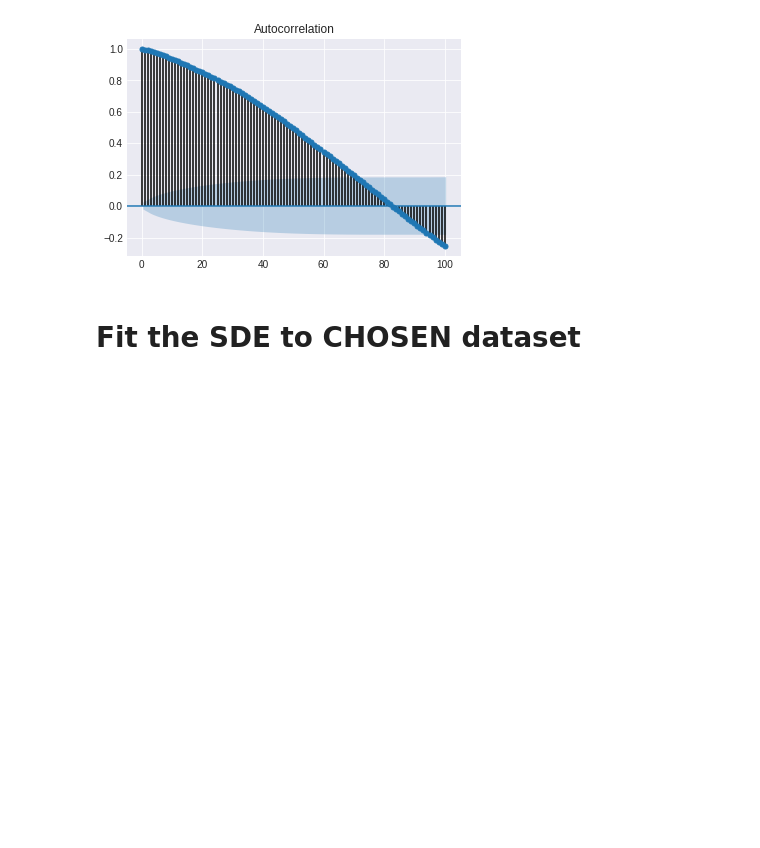
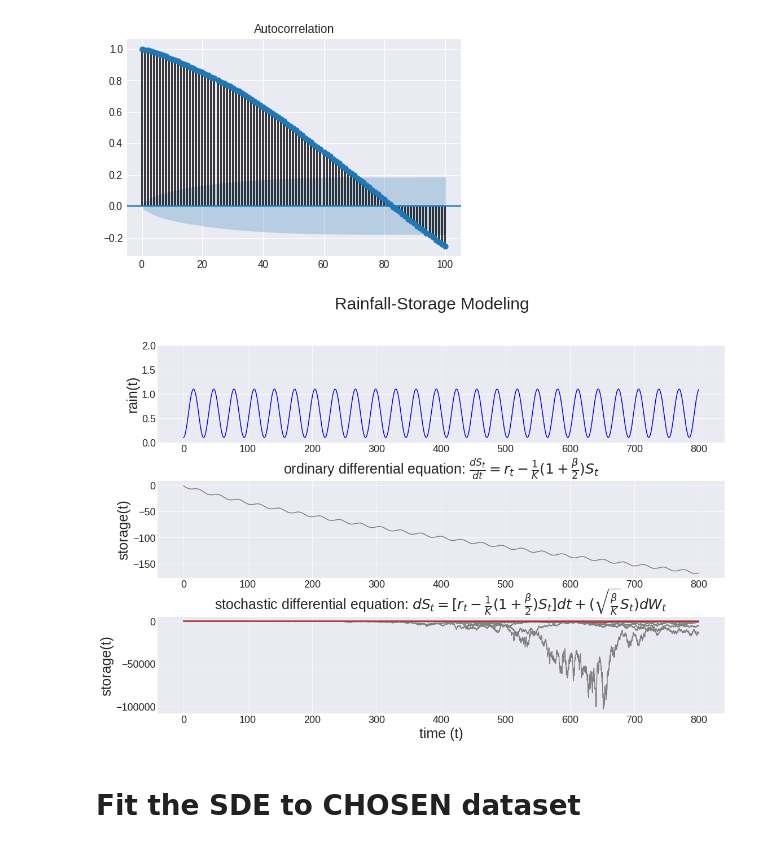
Before and after one commit to waniomar/sde, a Jupyter notebook: ODE.ipynb, the cells around one changed output. Drawn from its saved outputs; the diff is of its cells as text; code cells hidden in the pictures; blank space fills up the shorter version.

Commit message:
add Kirchner's storage discarge function

```diff
--- a/ODE.ipynb
+++ b/ODE.ipynb
@@ -132,3 +157,54 @@ sm.api.graphics.tsa.plot_acf(x[:,1], lags=100)
+# %%
+np.random.seed(1)
+t = np.linspace(0,800,8000)
+rain = (np.sin(t*0.1))**2+0.1
+
+beta = 0.1  #
+K = 5.0  #
+b= 2.1
+
+dt = 0.1  # Time step.
+T = 800.  # Total time.
+n = int(T / dt)  # Number of time steps.
+t = np.linspace(0., T, n)  # Vector of times.
+
+x = np.zeros([n,100])
+
+for j in range(99):
+    for i in range(n - 1):
+        x[i + 1,j] = x[i,j] + rain[i]*dt -(((2-b)*(x[i,j]-K))**(2-b))*dt + \
+        np.sqrt(beta/K)*x[i,j]*np.random.normal(0,np.sqrt(dt),1)
+# %%
+plt.style.use('seaborn-darkgrid')
+
+fig, ax = plt.subplots(3,figsize=(18, 12))
+fig.suptitle('Rainfall-Storage Modeling', fontsize =30)
+fig.subplots_adjust(hspace = 0.4)
+
+ax[0].plot(t, rain, color='blue')
+ax[1].plot(t,xo[:,0], color = 'gray')
+ax[2].plot(t,x, color = 'gray')
+ax[2].plot(t,x.mean(axis=1), color = 'red')
+
+ax[0].set_ylim([0,2])
+ax[0].set_xlabel('', fontsize = 25)
+ax[0].set_ylabel('rain(t)', fontsize = 25)
+ax[0].tick_params(axis='both', which='major', labelsize=18)
+
+#ax[1].set_ylim([0,10])
+ax[1].set_xlabel('', fontsize = 25)
+ax[1].set_ylabel('storage(t)', fontsize = 25)
+ax[1].tick_params(axis='both', which='major', labelsize=18)
+ax[1].set_title('ordinary differential equation: ' r'$\frac{dS_t}{dt}= r_t-\frac{1}{K}(1+\frac{\beta}{2})S_t$', fontsize =25)
+
+#ax[2].set_ylim([0,10])
+ax[2].set_xlabel('time (t)', fontsize = 25)
+ax[2].set_ylabel('storage(t)', fontsize = 25)
+ax[2].set_title('stochastic differential equation: ' r'$dS_t= [r_t-\frac{1}{K}(1+\frac{\beta}{2})S_t]dt+(\sqrt{\frac{\beta}{K}}S_t)dW_t$', fontsize =25)
+ax[2].tick_params(axis='both', which='major', labelsize=18)
+#fig.savefig('SDE_test.jpg',dpi = 150)
+# %% [output]
+[figure, added]
 # %% [markdown]
 # Fit the SDE to CHOSEN dataset
 # %%
```
Also changed, not shown: parts of 3 cells of this notebook.
